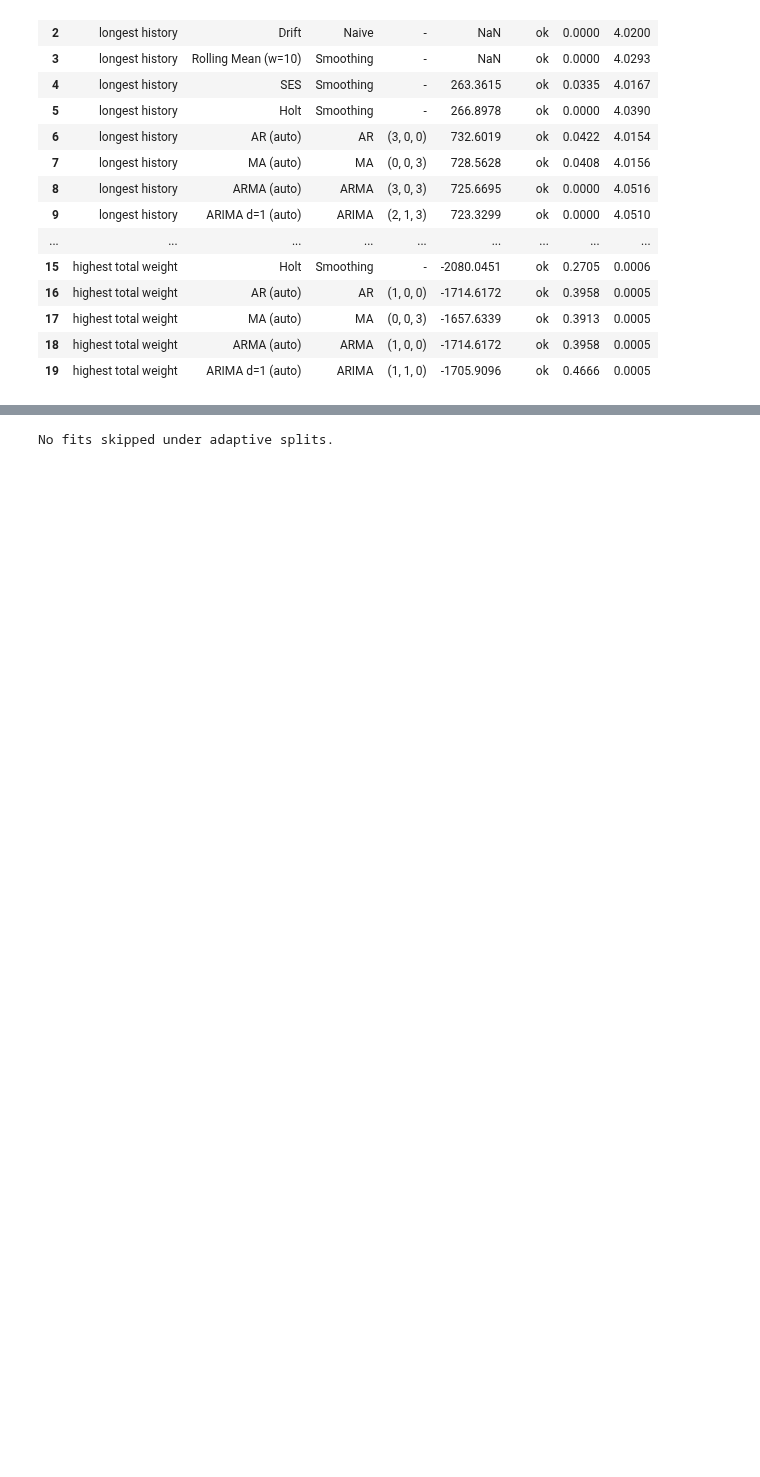
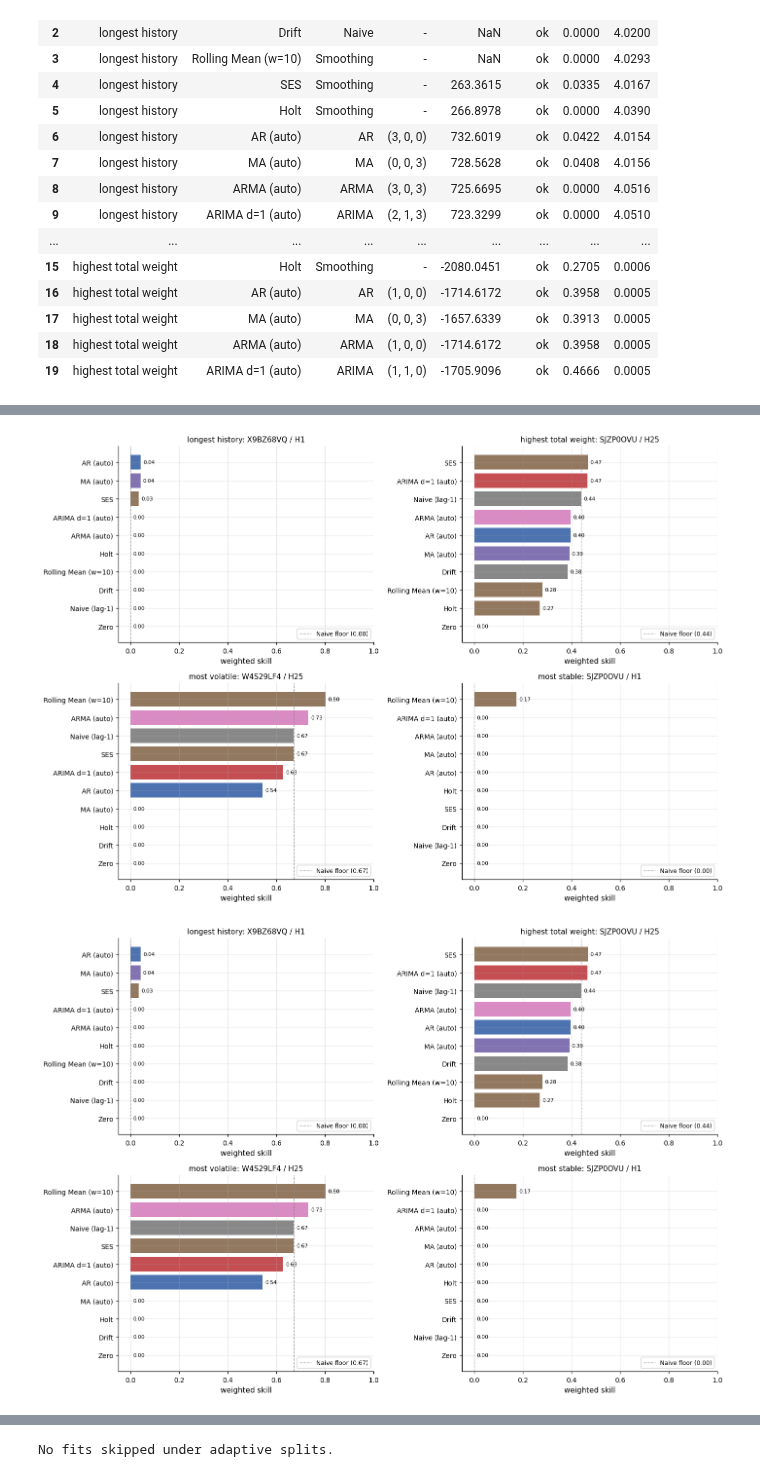
Before and after one commit to jeetrex17/ts-forecasting-project, a Jupyter notebook: claude_forecasting/notebooks/01_classical_baselines.ipynb, the cells around one changed output, grey strips where cells are left out. Cells and saved outputs as stored; diff of their text form; code cells hidden in the pictures; blank space fills up the shorter version.

```diff
--- a/claude_forecasting/notebooks/01_classical_baselines.ipynb
+++ b/claude_forecasting/notebooks/01_classical_baselines.ipynb
@@ -356,0 +390,29 @@ leaderboard
+# %%
+fig, axes = plt.subplots(2, 2, figsize=(13, 9))
+axes_flat = axes.flatten()
+for ax, reason in zip(axes_flat, ordered_reasons):
+    row, _, _, _ = series_data[reason]
+    g = ok[ok['reason'] == reason].copy()
+    g = g.sort_values('skill', ascending=True)
+    colors = []
+    for _, r in g.iterrows():
+        if r['model'] == 'Naive (lag-1)':
+            colors.append(COLOR_NAIVE)
+        else:
+            colors.append(FAMILY_COLORS.get(r['family'], '#cccccc'))
+    bars = ax.barh(g['model'], g['skill'], color=colors)
+    naive_skill = g[g['model'] == 'Naive (lag-1)']['skill'].iloc[0] if (g['model'] == 'Naive (lag-1)').any() else 0.0
+    ax.axvline(naive_skill, color=COLOR_NAIVE, ls='--', lw=0.9, alpha=0.7,
+               label=f'Naive floor ({naive_skill:.2f})')
+    for bar, val in zip(bars, g['skill']):
+        ax.text(val + 0.01, bar.get_y() + bar.get_height() / 2,
+                f'{val:.2f}', va='center', fontsize=7)
+    ax.set_xlim(-0.05, max(1.0, g['skill'].max() * 1.15))
+    ax.set_xlabel('weighted skill')
+    ax.set_title(f"{reason}: {row['code']} / H{int(row['horizon'])}", fontsize=10)
+    ax.legend(fontsize=8, loc='lower right')
+plt.tight_layout()
+viz.save_figure(fig, '01_per_series_skill_bars', FIG_DIR)
+# %% [output]
+[figure, added]
+[figure, added]
```
Also changed, not shown: parts of 25 cells of this notebook, 48 other files.
